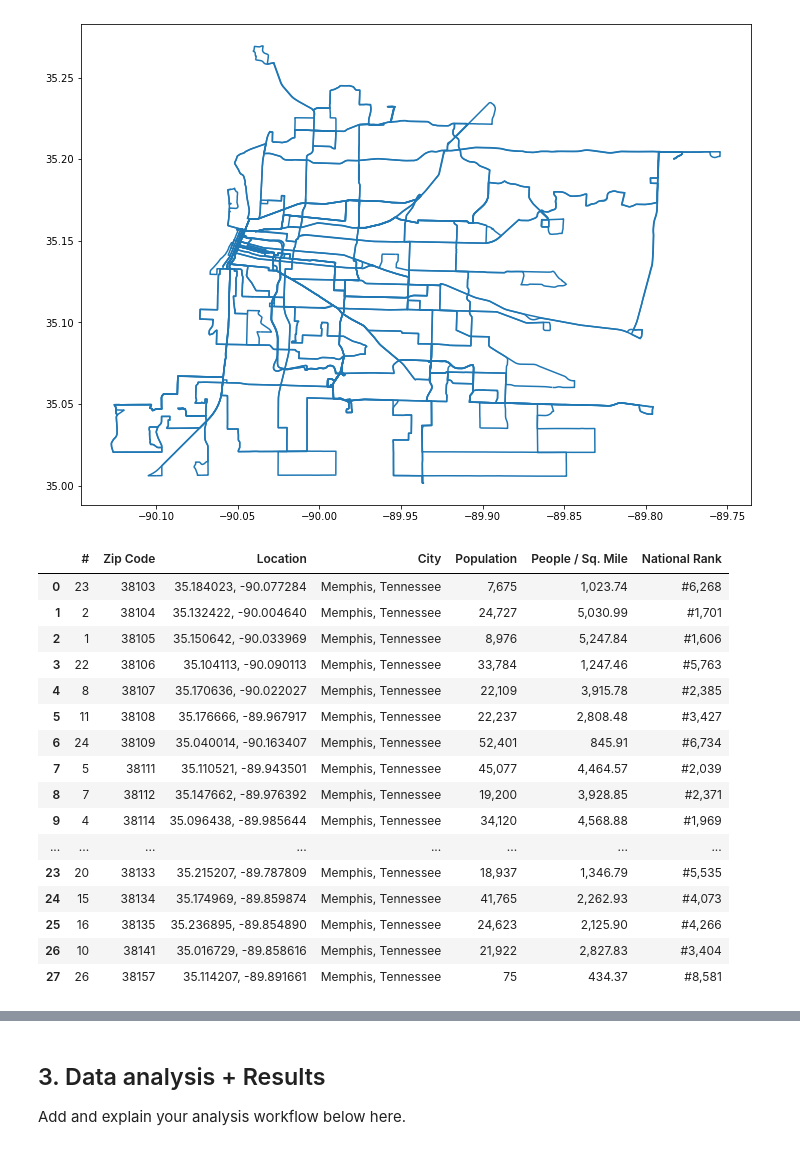
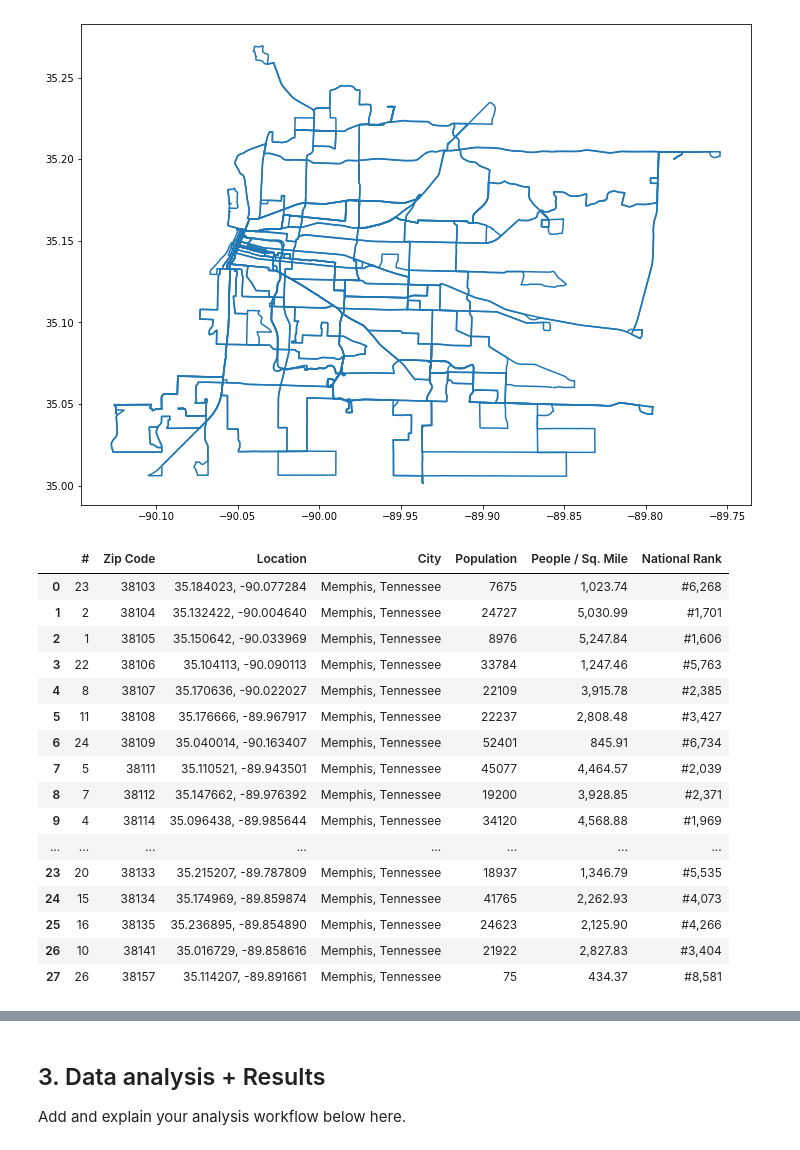
Before and after one commit to Sustainability-GIS-2021/final-assignment-redalisa, a Jupyter notebook: final_assignment.ipynb, the cells around one changed output, grey strips where cells are left out. Cells and saved outputs as stored; diff of their text form; code cells hidden in the pictures.

```diff
--- a/final_assignment.ipynb
+++ b/final_assignment.ipynb
@@ -179,23 +179,23 @@ routes.plot(figsize=(12,12))
 [figure]
 # %%
 # Memphis zip code population data source: US Census 2010
-mem_postal = pd.read_csv("pop­zipcode_memphis.csv", delimiter = ",")
+mem_postal = pd.read_csv("data/popzipcode_memphis.csv", delimiter = ",", dtype={'Population': int })
 mem_postal
 # %% [output]
 |  | # | Zip Code | Location | City | Population | People / Sq. Mile | National Rank |
-| 0 | 23 | 38103 | 35.184023, -90.077284 | Memphis, Tennessee | 7,675 | 1,023.74 | #6,268 |
-| 1 | 2 | 38104 | 35.132422, -90.004640 | Memphis, Tennessee | 24,727 | 5,030.99 | #1,701 |
-| 2 | 1 | 38105 | 35.150642, -90.033969 | Memphis, Tennessee | 8,976 | 5,247.84 | #1,606 |
-| 3 | 22 | 38106 | 35.104113, -90.090113 | Memphis, Tennessee | 33,784 | 1,247.46 | #5,763 |
-| 4 | 8 | 38107 | 35.170636, -90.022027 | Memphis, Tennessee | 22,109 | 3,915.78 | #2,385 |
-| 5 | 11 | 38108 | 35.176666, -89.967917 | Memphis, Tennessee | 22,237 | 2,808.48 | #3,427 |
-| 6 | 24 | 38109 | 35.040014, -90.163407 | Memphis, Tennessee | 52,401 | 845.91 | #6,734 |
-| 7 | 5 | 38111 | 35.110521, -89.943501 | Memphis, Tennessee | 45,077 | 4,464.57 | #2,039 |
-| 8 | 7 | 38112 | 35.147662, -89.976392 | Memphis, Tennessee | 19,200 | 3,928.85 | #2,371 |
-| 9 | 4 | 38114 | 35.096438, -89.985644 | Memphis, Tennessee | 34,120 | 4,568.88 | #1,969 |
+| 0 | 23 | 38103 | 35.184023, -90.077284 | Memphis, Tennessee | 7675 | 1,023.74 | #6,268 |
+| 1 | 2 | 38104 | 35.132422, -90.004640 | Memphis, Tennessee | 24727 | 5,030.99 | #1,701 |
+| 2 | 1 | 38105 | 35.150642, -90.033969 | Memphis, Tennessee | 8976 | 5,247.84 | #1,606 |
+| 3 | 22 | 38106 | 35.104113, -90.090113 | Memphis, Tennessee | 33784 | 1,247.46 | #5,763 |
+| 4 | 8 | 38107 | 35.170636, -90.022027 | Memphis, Tennessee | 22109 | 3,915.78 | #2,385 |
+| 5 | 11 | 38108 | 35.176666, -89.967917 | Memphis, Tennessee | 22237 | 2,808.48 | #3,427 |
+| 6 | 24 | 38109 | 35.040014, -90.163407 | Memphis, Tennessee | 52401 | 845.91 | #6,734 |
+| 7 | 5 | 38111 | 35.110521, -89.943501 | Memphis, Tennessee | 45077 | 4,464.57 | #2,039 |
+| 8 | 7 | 38112 | 35.147662, -89.976392 | Memphis, Tennessee | 19200 | 3,928.85 | #2,371 |
+| 9 | 4 | 38114 | 35.096438, -89.985644 | Memphis, Tennessee | 34120 | 4,568.88 | #1,969 |
 | ... | ... | ... | ... | ... | ... | ... | ... |
-| 23 | 20 | 38133 | 35.215207, -89.787809 | Memphis, Tennessee | 18,937 | 1,346.79 | #5,535 |
-| 24 | 15 | 38134 | 35.174969, -89.859874 | Memphis, Tennessee | 41,765 | 2,262.93 | #4,073 |
-| 25 | 16 | 38135 | 35.236895, -89.854890 | Memphis, Tennessee | 24,623 | 2,125.90 | #4,266 |
-| 26 | 10 | 38141 | 35.016729, -89.858616 | Memphis, Tennessee | 21,922 | 2,827.83 | #3,404 |
+| 23 | 20 | 38133 | 35.215207, -89.787809 | Memphis, Tennessee | 18937 | 1,346.79 | #5,535 |
+| 24 | 15 | 38134 | 35.174969, -89.859874 | Memphis, Tennessee | 41765 | 2,262.93 | #4,073 |
+| 25 | 16 | 38135 | 35.236895, -89.854890 | Memphis, Tennessee | 24623 | 2,125.90 | #4,266 |
+| 26 | 10 | 38141 | 35.016729, -89.858616 | Memphis, Tennessee | 21922 | 2,827.83 | #3,404 |
 | 27 | 26 | 38157 | 35.114207, -89.891661 | Memphis, Tennessee | 75 | 434.37 | #8,581 |
```
Also changed, not shown: parts of 13 cells of this notebook, 3 other files.
